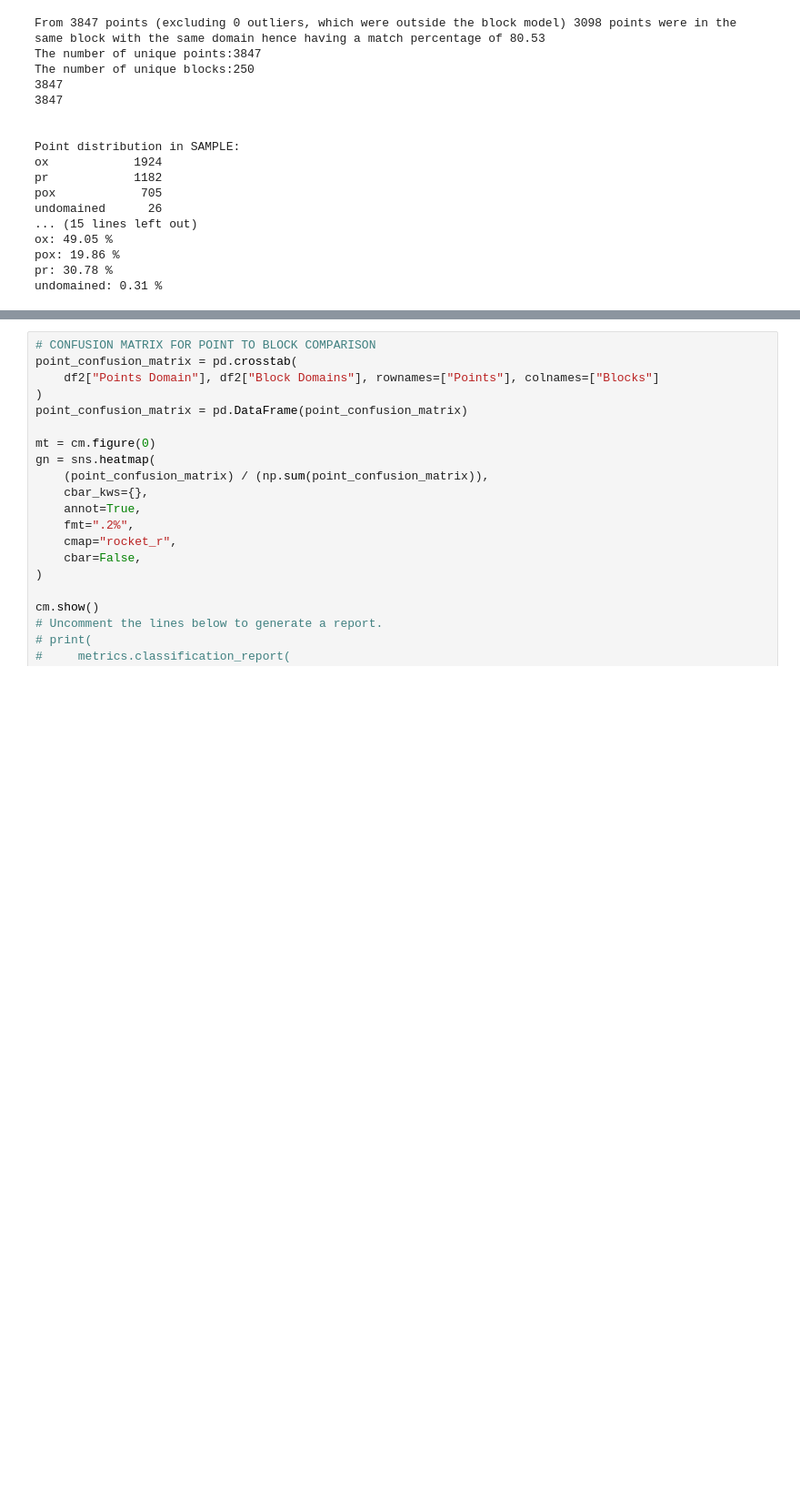
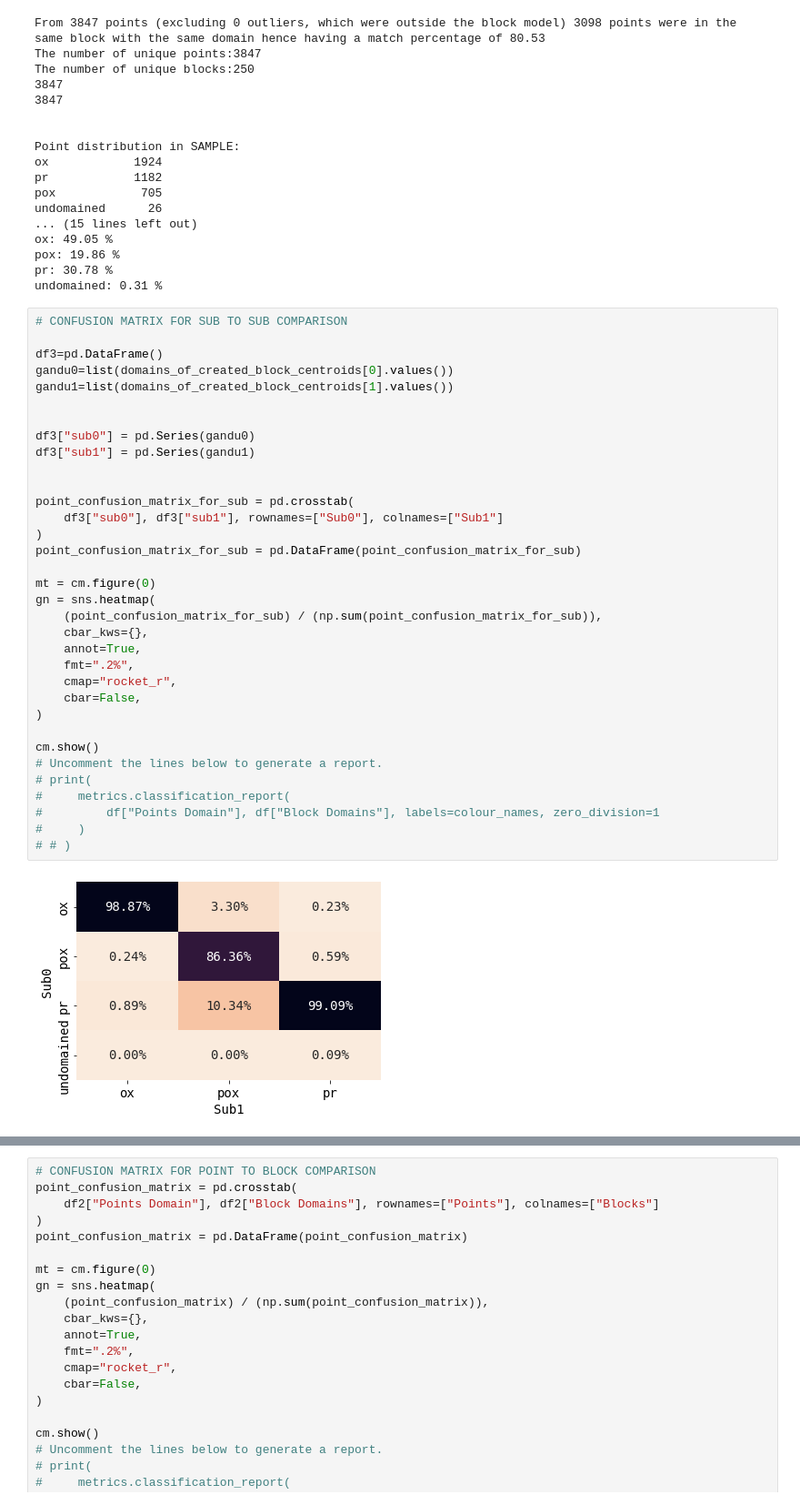
Before and after one commit to jash404/Block-model-comparison, a Jupyter notebook: Interactivew Block Model.ipynb, the cells around one changed output, grey strips where cells are left out. Shown at 91% size. Saved outputs shown, nothing was run; the diff lists cells and outputs as text; blank space fills up the shorter version.

```diff
--- a/Interactivew Block Model.ipynb
+++ b/Interactivew Block Model.ipynb
@@ -597,3 +614,39 @@ ox: 49.05 %
 pox: 19.86 %
 pr: 30.78 %
 undomained: 0.31 %
+# %%
+# CONFUSION MATRIX FOR SUB TO SUB COMPARISON
+
+df3=pd.DataFrame()
+gandu0=list(domains_of_created_block_centroids[0].values())
+gandu1=list(domains_of_created_block_centroids[1].values())
+
+
+df3["sub0"] = pd.Series(gandu0)
+df3["sub1"] = pd.Series(gandu1)
+
+
+point_confusion_matrix_for_sub = pd.crosstab(
+    df3["sub0"], df3["sub1"], rownames=["Sub0"], colnames=["Sub1"]
+)
+point_confusion_matrix_for_sub = pd.DataFrame(point_confusion_matrix_for_sub)
+
+mt = cm.figure(0)
+gn = sns.heatmap(
+    (point_confusion_matrix_for_sub) / (np.sum(point_confusion_matrix_for_sub)),
+    cbar_kws={},
+    annot=True,
+    fmt=".2%",
+    cmap="rocket_r",
+    cbar=False,
+)
+
+cm.show()
+# Uncomment the lines below to generate a report.
+# print(
+#     metrics.classification_report(
+#         df["Points Domain"], df["Block Domains"], labels=colour_names, zero_division=1
+#     )
+# # )
+# %% [output]
+[figure, added]
```
Also changed, not shown: parts of 8 cells of this notebook.
